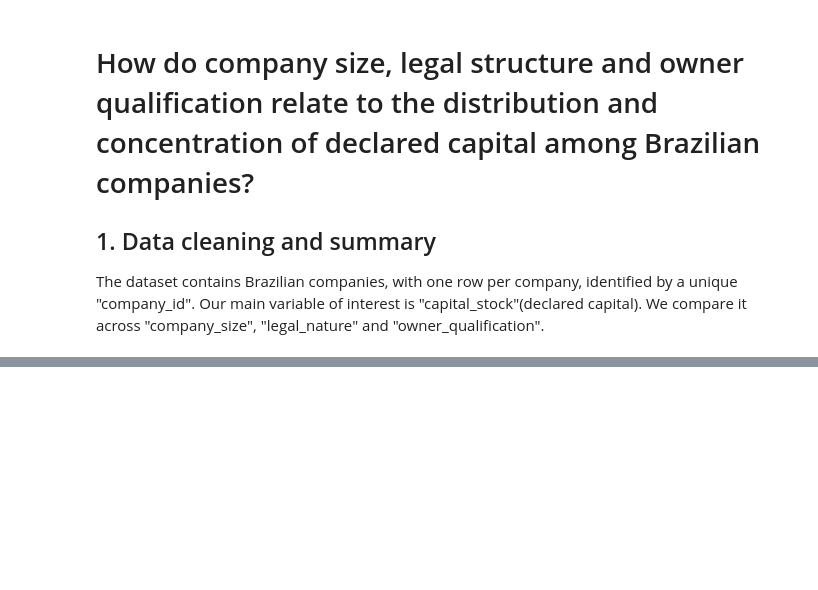
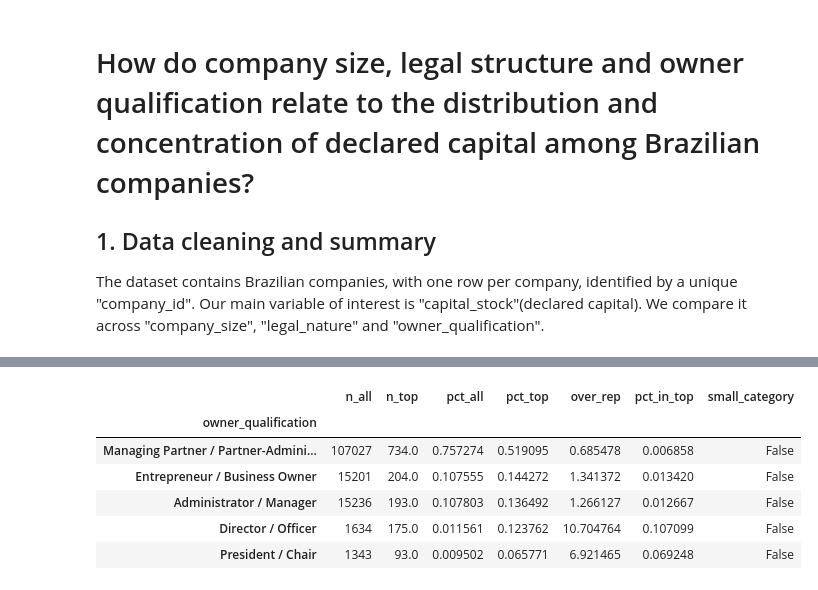
Before and after one commit to Xingchen722/DSA2101-project, a Jupyter notebook: src/dsa2101_project.ipynb, the cells around one changed output, grey strips where cells are left out. Cells and saved outputs as stored; diff of their text form; code cells hidden in the pictures; blank space fills up the shorter version.

```diff
--- a/src/dsa2101_project.ipynb
+++ b/src/dsa2101_project.ipynb
@@ -237,0 +202,17 @@ plt.show()
+# %%
+def composition(col, min_n=30):
+    all = companies[col].value_counts()
+    top = companies[companies["top1pct"]][col].value_counts()
+
+    df = pd.DataFrame({"n_all": all, "n_top": top}).fillna(0)
+
+    df["pct_all"] = df["n_all"] / df["n_all"].sum()
+    df["pct_top"] = df["n_top"] / df["n_top"].sum()
+    df["over_rep"] = df["pct_top"] / df["pct_all"]
+    df["pct_in_top"] = df["n_top"] / df["n_all"]
+    df["small_category"] = df["n_all"] < min_n
+
+    return df.sort_values("n_top", ascending=False)
+
+comp_legal = composition("legal_nature")
+comp_legal.reset_index().head()
@@ -237,0 +226,11 @@ plt.show()
+# %%
+comp_owner = composition("owner_qualification")
+comp_owner.head(5)
+# %% [output]
+|  | n_all | n_top | pct_all | pct_top | over_rep | pct_in_top | small_category |
+| owner_qualification |  |  |  |  |  |  |  |
+| Managing Partner / Partner-Admini... | 107027 | 734.0 | 0.757274 | 0.519095 | 0.685478 | 0.006858 | False |
+| Entrepreneur / Business Owner | 15201 | 204.0 | 0.107555 | 0.144272 | 1.341372 | 0.013420 | False |
+| Administrator / Manager | 15236 | 193.0 | 0.107803 | 0.136492 | 1.266127 | 0.012667 | False |
+| Director / Officer | 1634 | 175.0 | 0.011561 | 0.123762 | 10.704764 | 0.107099 | False |
+| President / Chair | 1343 | 93.0 | 0.009502 | 0.065771 | 6.921465 | 0.069248 | False |
```
Also changed, not shown: parts of 40 cells of this notebook.
